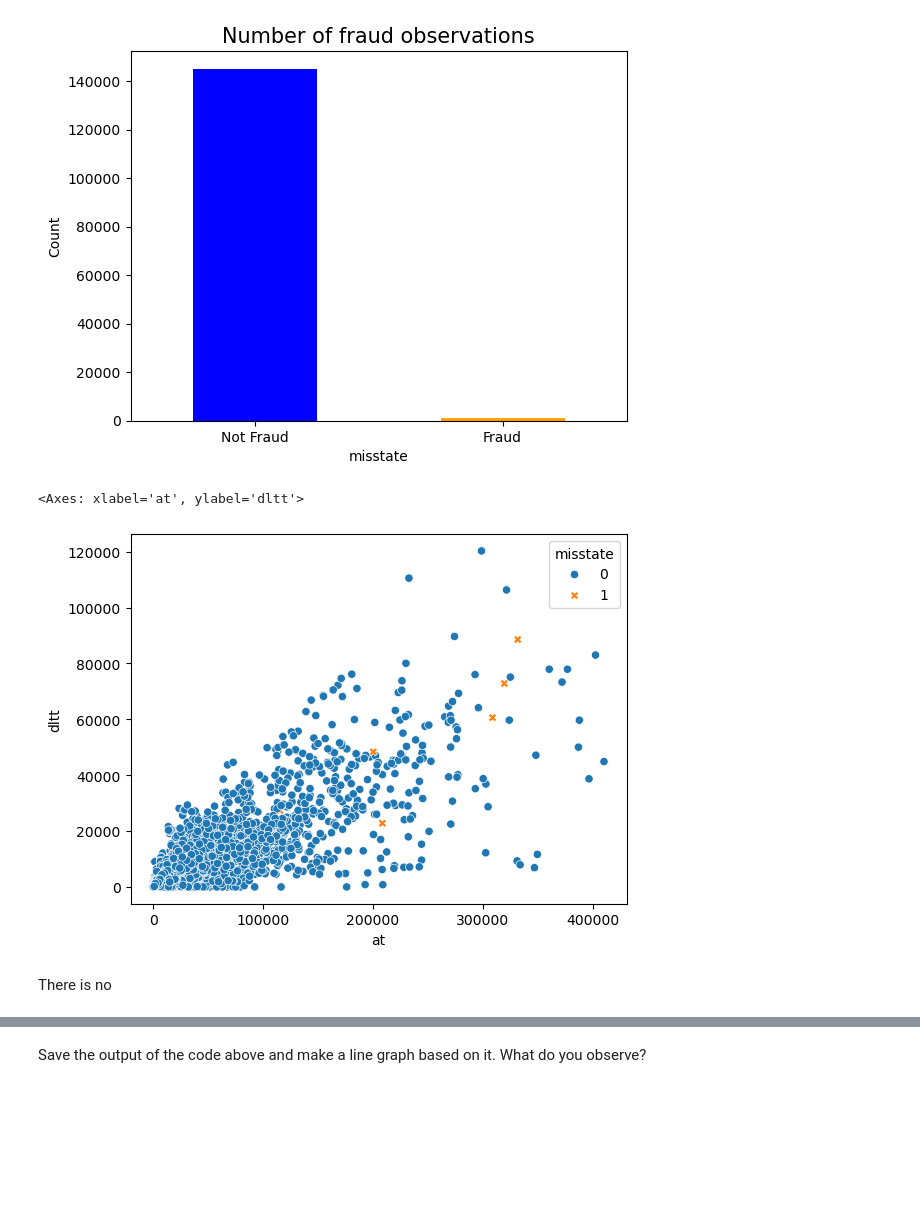
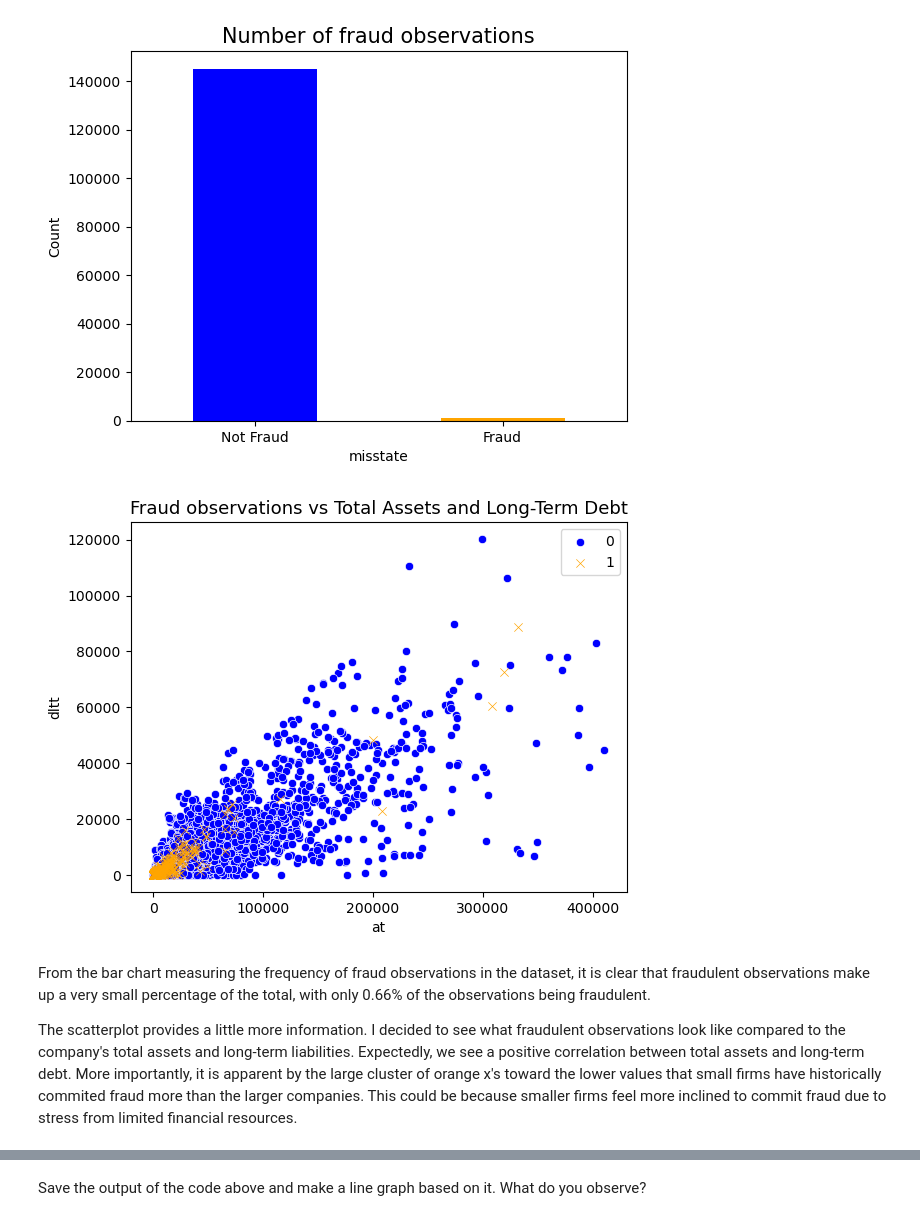
Before and after one commit to emilyneaville/DSCI-5240, a Jupyter notebook: Assignment 3/DSCI5240 Assignment 3-Logistic Regression.ipynb, the cells around one changed output, grey strips where cells are left out. Cells and saved outputs as stored; diff of their text form; code cells hidden in the pictures; blank space fills up the shorter version.

```diff
--- a/Assignment 3/DSCI5240 Assignment 3-Logistic Regression.ipynb
+++ b/Assignment 3/DSCI5240 Assignment 3-Logistic Regression.ipynb
@@ -149,16 +149,19 @@ misstate
 Name: count, dtype: int64
 Total fraud percentage: 0.66%
 [figure]
-# %%
-# Comparing against total assets and long term debt to see if companies in debt are more likely to be fraudulent
-import seaborn as sns
-sns.scatterplot(data = accounting_df, x = accounting_df['at'], y = accounting_df['dltt'],
-                style = accounting_df['misstate'], hue = accounting_df['misstate'])
-# %% [output]
-<Axes: xlabel='at', ylabel='dltt'>
-[figure, removed]
+# %%
+# Comparing against total assets and long term debt to see if companies in debt are more likely to be fraudulent
+sns.scatterplot(data = accounting_df[accounting_df['misstate'] == 0], x = 'at', y = 'dltt',
+                color = 'blue', label = '0', zorder = 1)
+sns.scatterplot(data = accounting_df[accounting_df['misstate'] == 1], x = 'at', y = 'dltt',
+                color = 'orange', marker = 'x',label = '1', zorder = 2);
+plt.title(label = "Fraud observations vs Total Assets and Long-Term Debt", size = 13);
+# %% [output]
+[figure, added]
 # %% [markdown]
-There is no
+From the bar chart measuring the frequency of fraud observations in the dataset, it is clear that fraudulent observations make up a very small percentage of the total, with only 0.66% of the observations being fraudulent.
+
+The scatterplot provides a little more information. I decided to see what fraudulent observations look like compared to the company's total assets and long-term liabilities. Expectedly, we see a positive correlation between total assets and long-term debt. More importantly, it is apparent by the large cluster of orange x's toward the lower values that small firms have historically commited fraud more than the larger companies. This could be because smaller firms feel more inclined to commit fraud due to stress from limited financial resources.
 # %%
 # Sum of fraud cases by year
 fraud_by_year = accounting_df.groupby('fyear')['misstate'].sum().reset_index()
```
Also changed, not shown: parts of 10 cells of this notebook.
